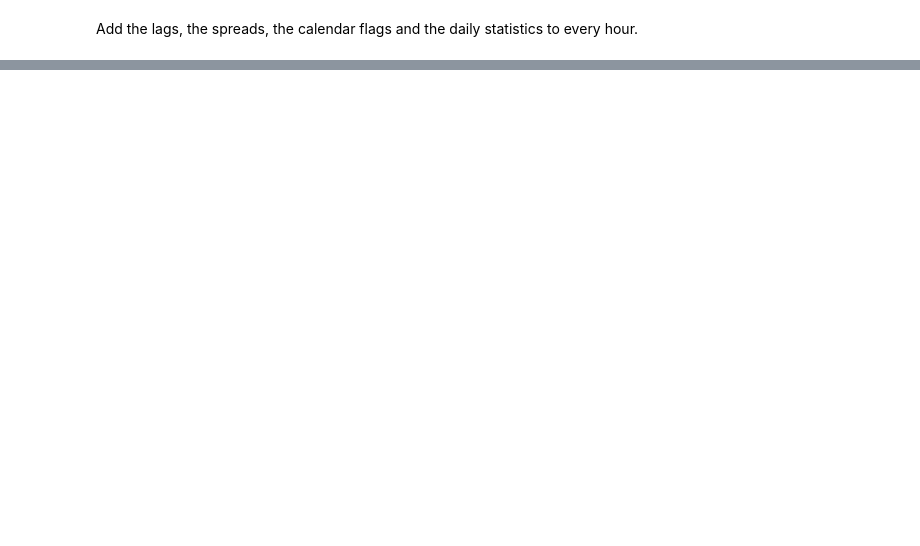
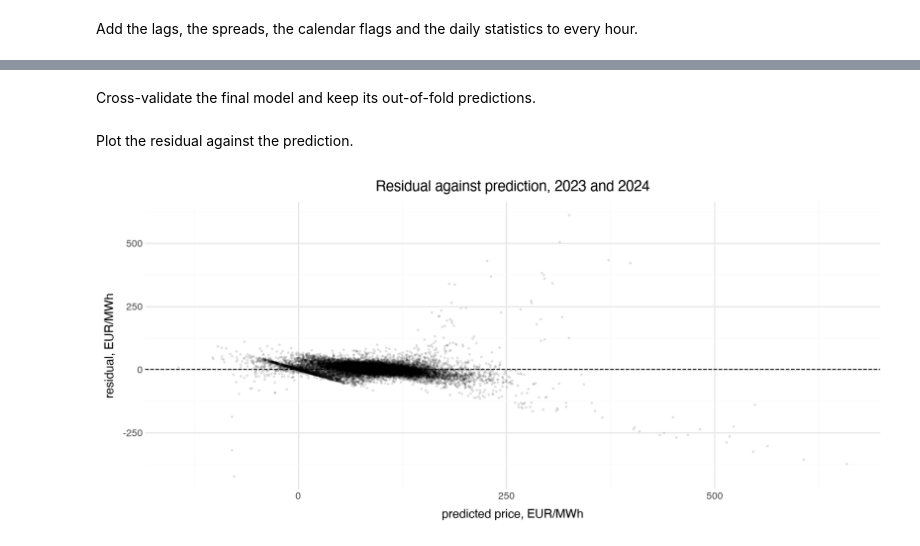
Before and after one commit to martin-gbeck/dba-group-project, a Jupyter notebook: de_price_forecast.ipynb, the cells around one changed output, grey strips where cells are left out. Saved outputs shown, nothing was run; the diff lists cells and outputs as text; code cells hidden in the pictures; blank space fills up the shorter version.

```diff
--- a/de_price_forecast.ipynb
+++ b/de_price_forecast.ipynb
@@ -1025,0 +1068,19 @@ Dev keeps 51,888 hours from 2019-01-31, test 15,575 from 2025-01-01, and neither
+# %%
+LINEAR_FUNDAMENTALS = [
+    "fc_residual",
+    "fc_solar",
+]  # residual load is an exact sum of the other four
+
+
+def columns_for(groups: list[str], linear: bool = False) -> list[str]:
+    """The feature columns of the named groups, with the linear fundamentals if `linear`."""
+    return [
+        c
+        for g in groups
+        for c in (LINEAR_FUNDAMENTALS if linear and g == "fundamentals" else GROUPS[g])
+    ]
+
+
+TREE_COLUMNS = columns_for(list(GROUPS))
+LINEAR_COLUMNS = columns_for(list(GROUPS), linear=True)
+ALL_COLUMNS = list(dict.fromkeys(TREE_COLUMNS + LINEAR_COLUMNS))
@@ -1025,0 +1255,28 @@ Dev keeps 51,888 hours from 2019-01-31, test 15,575 from 2025-01-01, and neither
+# %% [markdown]
+Cross-validate the final model and keep its out-of-fold predictions.
+# %%
+final_model = LassoThenXGB(
+    FINAL_COLUMNS,
+    FINAL_LINEAR,
+    alpha=1.0,
+    max_depth=6,
+    n_estimators=200,
+    learning_rate=0.1,
+)
+final_cv, oof = cross_validate(final_model, FINAL_COLUMNS, dev, FOLDS)
+oof = oof.with_columns(residual=pl.col("price_da") - pl.col("pred"))
+# %% [markdown]
+Plot the residual against the prediction.
+# %%
+(
+    ggplot(oof, aes("pred", "residual"))
+    + geom_point(alpha=0.08, size=0.4)
+    + geom_hline(yintercept=0, linetype="dashed")
+    + labs(
+        x="predicted price, EUR/MWh",
+        y="residual, EUR/MWh",
+        title="Residual against prediction, 2023 and 2024",
+    )
+)
+# %% [output]
+[figure, added]
```
Also changed, not shown: parts of 76 cells of this notebook, 12 other files.
